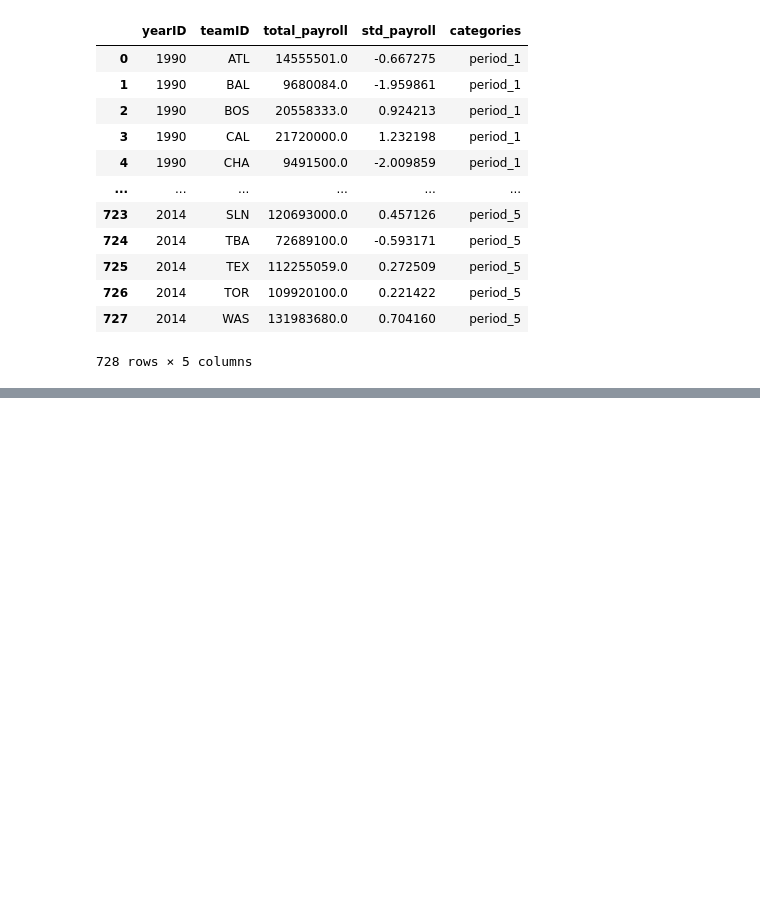
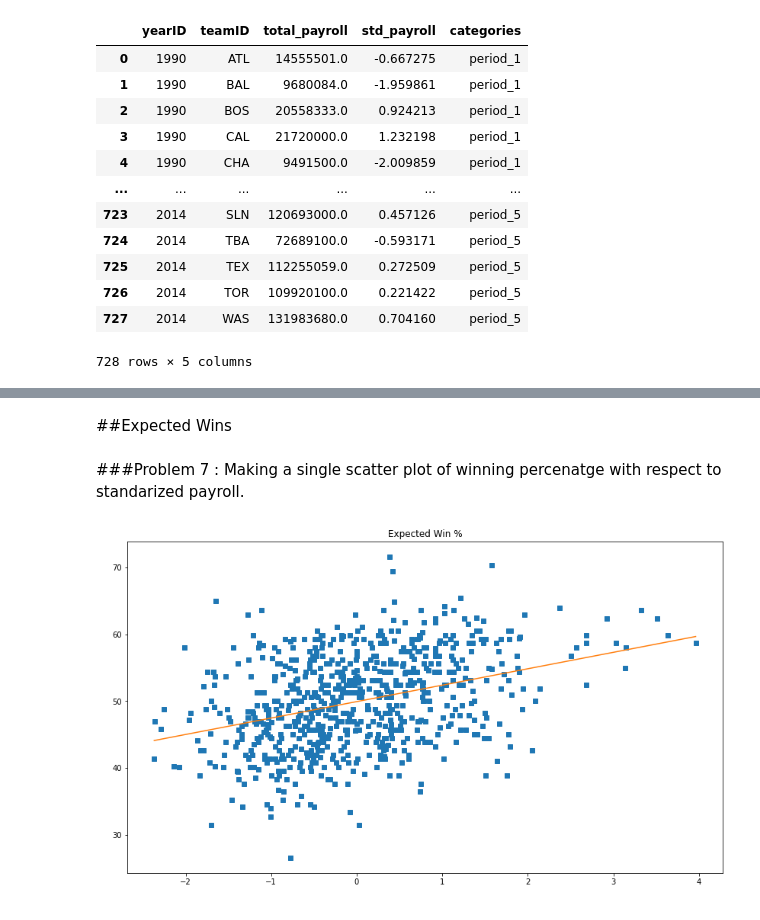
Before and after one commit to Chandramani05/Does-Money-buy-Baseball-games-, a Jupyter notebook: MSML_603_Assignment_3.ipynb, the cells around one changed output, grey strips where cells are left out. Cells and saved outputs as stored; diff of their text form; code cells hidden in the pictures; blank space fills up the shorter version.

```diff
--- a/MSML_603_Assignment_3.ipynb
+++ b/MSML_603_Assignment_3.ipynb
@@ -279,0 +324,33 @@ new_data
+# %% [markdown]
+##Expected Wins
+# %% [markdown]
+###Problem 7 : Making a single scatter plot of winning percenatge with respect to standarized payroll.
+# %%
+team_relation = data[['yearID', 'teamID', 'total_payroll','win_rate%']]
+team_table  = team_df.merge(team_relation, how  = 'left', left_on = ['yearID'], right_on= ['yearID'])
+
+win_table = team_table[['teamID','yearID','win_rate%']].copy()
+win_table['std_payroll'] = new_data['std_payroll']
+
+
+#Plotting the Regression Graph
+
+x_data = win_table['std_payroll'].values
+y_data = win_table['win_rate%'].values
+z = np.polyfit(x = x_data, y = y_data, deg = 1)
+fun = np.poly1d(z)
+
+
+x_new = np.linspace(x_data.min(), x_data.max(), 100)
+y_new = f(x_new)
+
+plt.figure(figsize=(14, 8))
+plt.plot(x_data,y_data,'s',x_new, y_new)
+
+plt.xlabel("Standard Payroll", color = 'w')
+plt.ylabel ("Win Rate %", color = 'w')
+plt.title("Expected Win %")
+
+plt.show()
+# %% [output]
+[figure, added]
```
Also changed, not shown: parts of 12 cells of this notebook.
